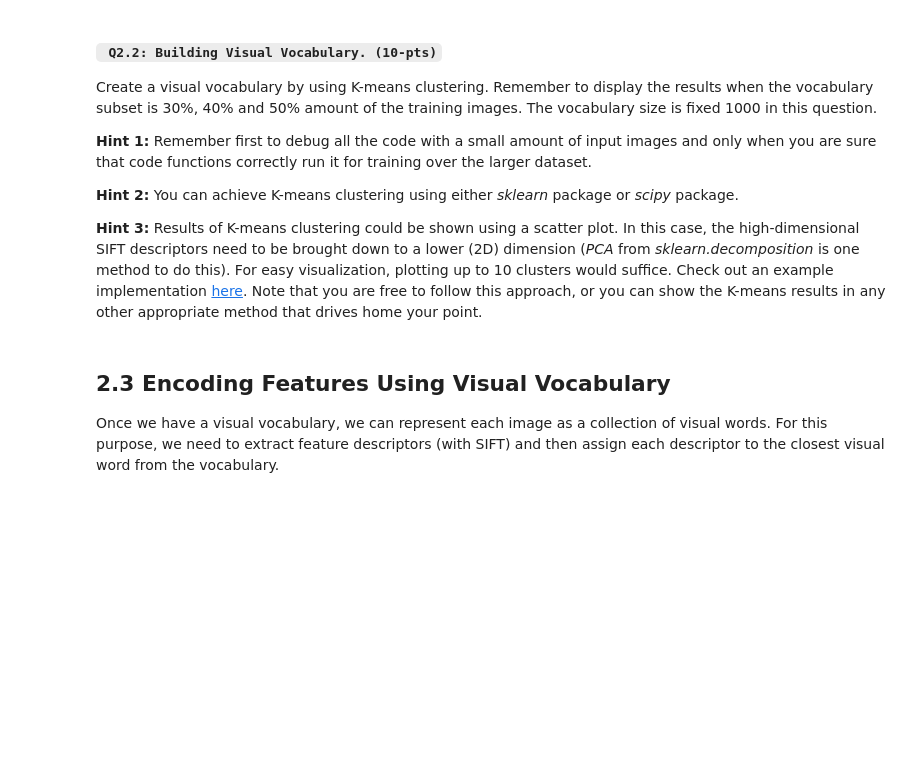
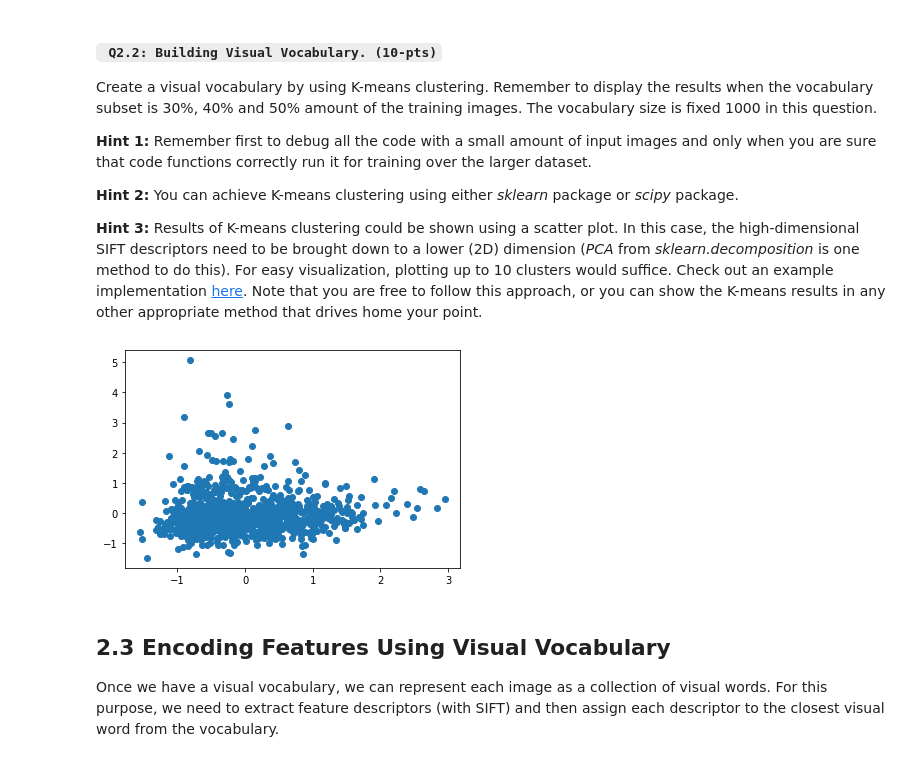
Before and after one commit to richtervanemmerik/CV1-Final-Lab, a Jupyter notebook: CV1 Final Lab Pt1.ipynb, the cells around one changed output. Drawn from its saved outputs; the diff is of its cells as text; code cells hidden in the pictures; blank space fills up the shorter version.

```diff
--- a/CV1 Final Lab Pt1.ipynb
+++ b/CV1 Final Lab Pt1.ipynb
@@ -150,3 +229,39 @@ Create a visual vocabulary by using K-means clustering. Remember to display the
+# %%
+# takes the remaining images
+def take_remaining_images(subset_images, training_data):
+    subset_images_array = np.array(subset_images)
+    remaining_images = []
+
+    for i in range(len(training_data)):
+        if not any(np.array_equal(training_data[i], img) for img in subset_images_array):
+            remaining_images.append(training_data[i])
+
+    remaining_images = np.array(remaining_images)
+    return remaining_images
+remaining_images = take_remaining_images(subset_images, training_data)
+# %%
+def visual_dictionary(remaining_images, kmeans):
+    visual_dictionaries = []
+    for image in remaining_images:
+        keypoints, descriptor = sift.detectAndCompute(image, None)
+        if descriptor is not None:
+            labels = kmeans.predict(descriptor)
+            histogram, _ = np.histogram(labels, bins=range(k+1))
+            visual_dictionaries.append(histogram)
+    visual_dictionaries = np.array(visual_dictionaries)
+    return visual_dictionaries
+#visual_dictionaries = visual_dictionary(remaining_images, kmeans)
+# %%
+import matplotlib.pyplot as plt
+from sklearn.decomposition import PCA
+
+pca = PCA(n_components=2)
+visual_dictionary_2d = pca.fit_transform(visual_dictionary)
+
+plt.scatter(visual_dictionary_2d[:, 0], visual_dictionary_2d[:, 1])
+plt.show()
+# %% [output]
+[figure, added]
 # %% [markdown]
 ## **2.3 Encoding Features Using Visual Vocabulary**
 
```
Also changed, not shown: parts of 12 cells of this notebook.
